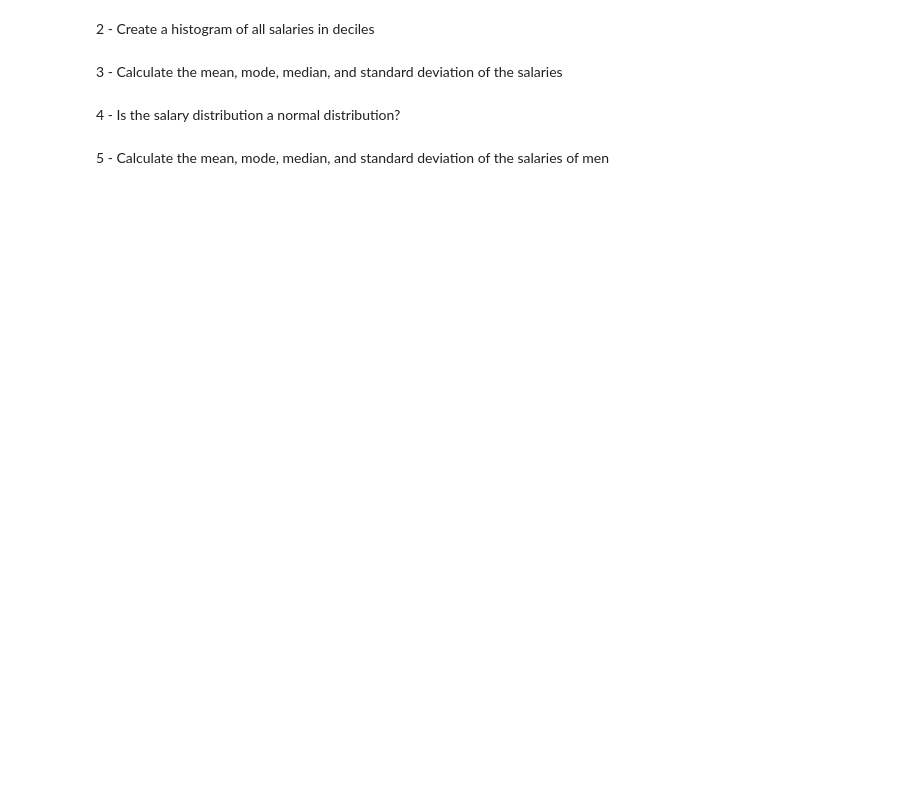
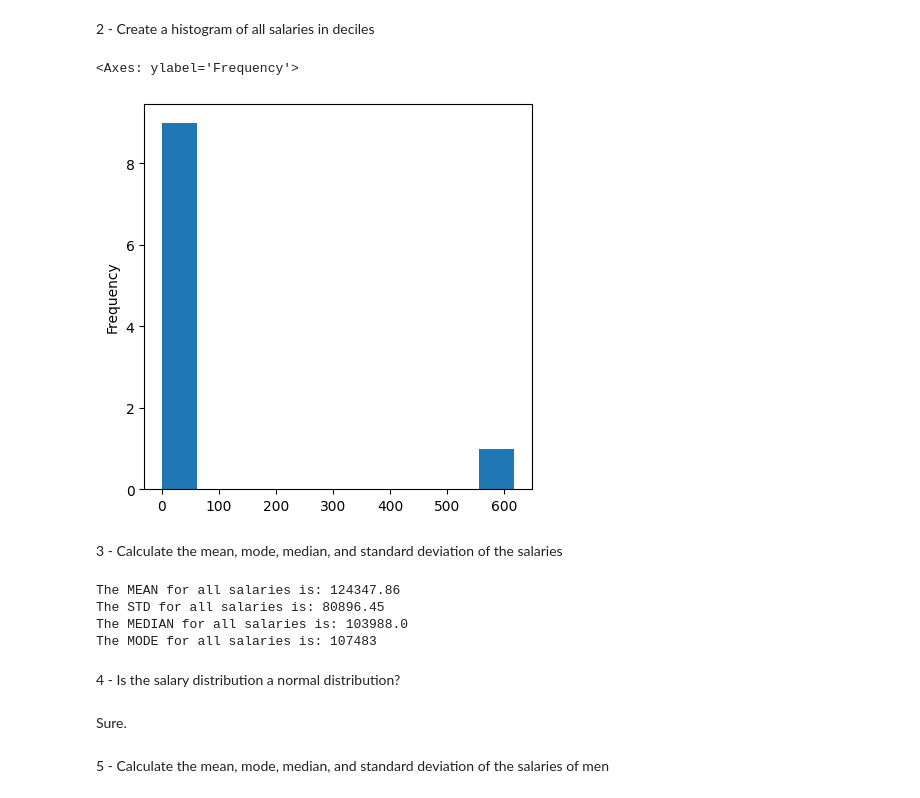
Before and after one commit to BrennanStopnik/401_work, a Jupyter notebook: Data_Science_Final/Stopnik_Brennan_DATASCIENCE_CAPSTONE_202306.ipynb, the cells around one changed output. Cells and saved outputs as stored; diff of their text form; code cells hidden in the pictures; blank space fills up the shorter version.

```diff
--- a/Data_Science_Final/Stopnik_Brennan_DATASCIENCE_CAPSTONE_202306.ipynb
+++ b/Data_Science_Final/Stopnik_Brennan_DATASCIENCE_CAPSTONE_202306.ipynb
@@ -781,0 +818,30 @@ NOTE: A normal distribution has the following attributes:<br>
+# %%
+salaries = ACTIVE_EMPLOYEES_BY_DEPT
+salaries['Salary'] = salaries['Salary'].map(lambda x: x.replace("$",""))
+
+def decode_sals(num):
+    ret_val = None
+    return {0:7, 1:8, 2:9, 3:0, 4:1, 5:2, 6:3, 7:4, 8:5, 9:6}.get(num)
+
+def decode_sal_all(salary):
+    new_sal = ''
+    if salary[:2] == '3X':
+        for i in range(2, len(salary)):
+            new_sal += str(decode_sals(int(salary[i])))
+
+    return new_sal
+
+def decode_sal_all2(salary):
+    new_sal2 = ''
+    if salary[:2] != '3X':
+        for i in range(len(salary)):
+            new_sal2 += str(salary[i])
+
+    return new_sal2
+
+salaries['Decoded Salary'] = salaries['Salary'].apply(lambda x: decode_sal_all(str(x)))
+salaries['Reg Salary'] = salaries['Salary'].apply(lambda x: decode_sal_all2(str(x)))
+salaries['AllSalaries'] = salaries['Reg Salary'] + salaries['Decoded Salary']
+salaries.pop('Decoded Salary')
+salaries.pop('Reg Salary')
+salaries.head(15)
@@ -782,8 +885,44 @@ NOTE: A normal distribution has the following attributes:<br>
 # %% [markdown]
 2 - Create a histogram of all salaries in deciles
+# %%
+interval = math.ceil(int(max(salaries.AllSalaries))-(int(min(salaries.AllSalaries)))/10)
+deciles = {1:[],2:[],3:[],4:[],5:[],6:[],7:[],8:[],9:[],10:[]}
+val = 0
+min_grade = min(salaries.AllSalaries)
+grade_dist = []
+for k,v in deciles.items():
+        beg = int(min_grade)+(interval*int(k-1))
+        end = int(min_grade) + (interval*int(k))
+        deciles[k] = [beg,end]
+        sum_int = sum([1 for x in salaries.AllSalaries if int(x)>= beg and int(x)< end])
+        grade_dist.append(sum_int)
+
+pd.Series(grade_dist).plot(kind = 'hist', figsize = (5, 5))
+# %% [output]
+<Axes: ylabel='Frequency'>
+[figure, added]
 # %% [markdown]
 3 - Calculate the mean, mode, median, and standard deviation of the salaries
+# %%
+sals_mean = np.asarray(salaries.iloc[:,11:12], dtype=float).mean().round(2)
+sals_std = np.asarray(salaries.iloc[:,11:12], dtype=float).std().round(2)
+sals_me = np.asarray(salaries.iloc[:,11:12], dtype=float)
+sals_median = np.median(sals_me).round(2)
+sals_mode = stat.mode(salaries['AllSalaries'])
+
+
+print(f'The MEAN for all salaries is: {sals_mean}')
+print(f'The STD for all salaries is: {sals_std}')
+print(f'The MEDIAN for all salaries is: {sals_median}')
+print(f'The MODE for all salaries is: {sals_mode}')
+# %% [output]
+The MEAN for all salaries is: 124347.86
+The STD for all salaries is: 80896.45
+The MEDIAN for all salaries is: 103988.0
+The MODE for all salaries is: 107483
 # %% [markdown]
 4 - Is the salary distribution a normal distribution?
+# %% [markdown]
+Sure.
 # %% [markdown]
 5 - Calculate the mean, mode, median, and standard deviation of the salaries of men
```
Also changed, not shown: parts of 39 cells of this notebook, 4 other files.
